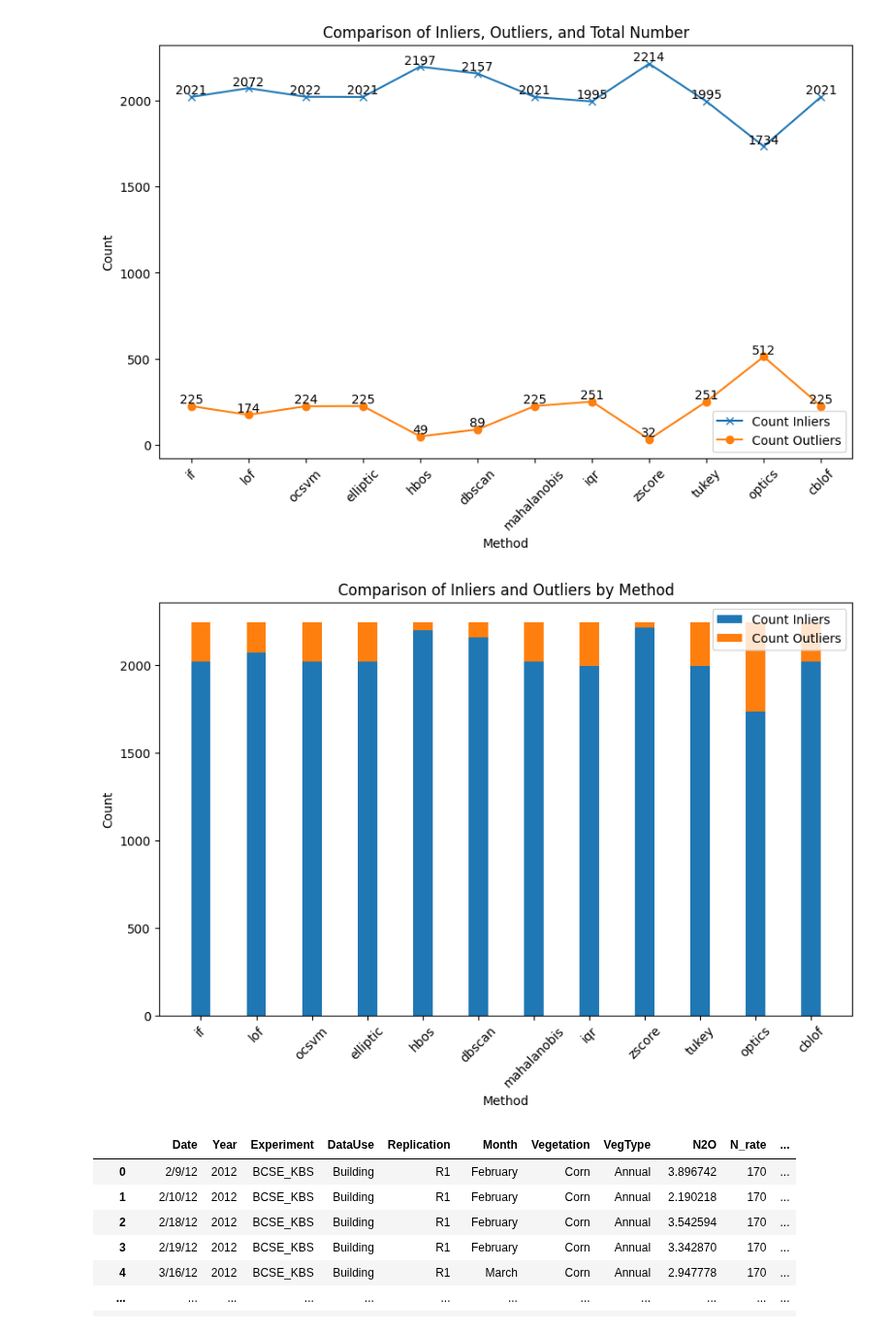
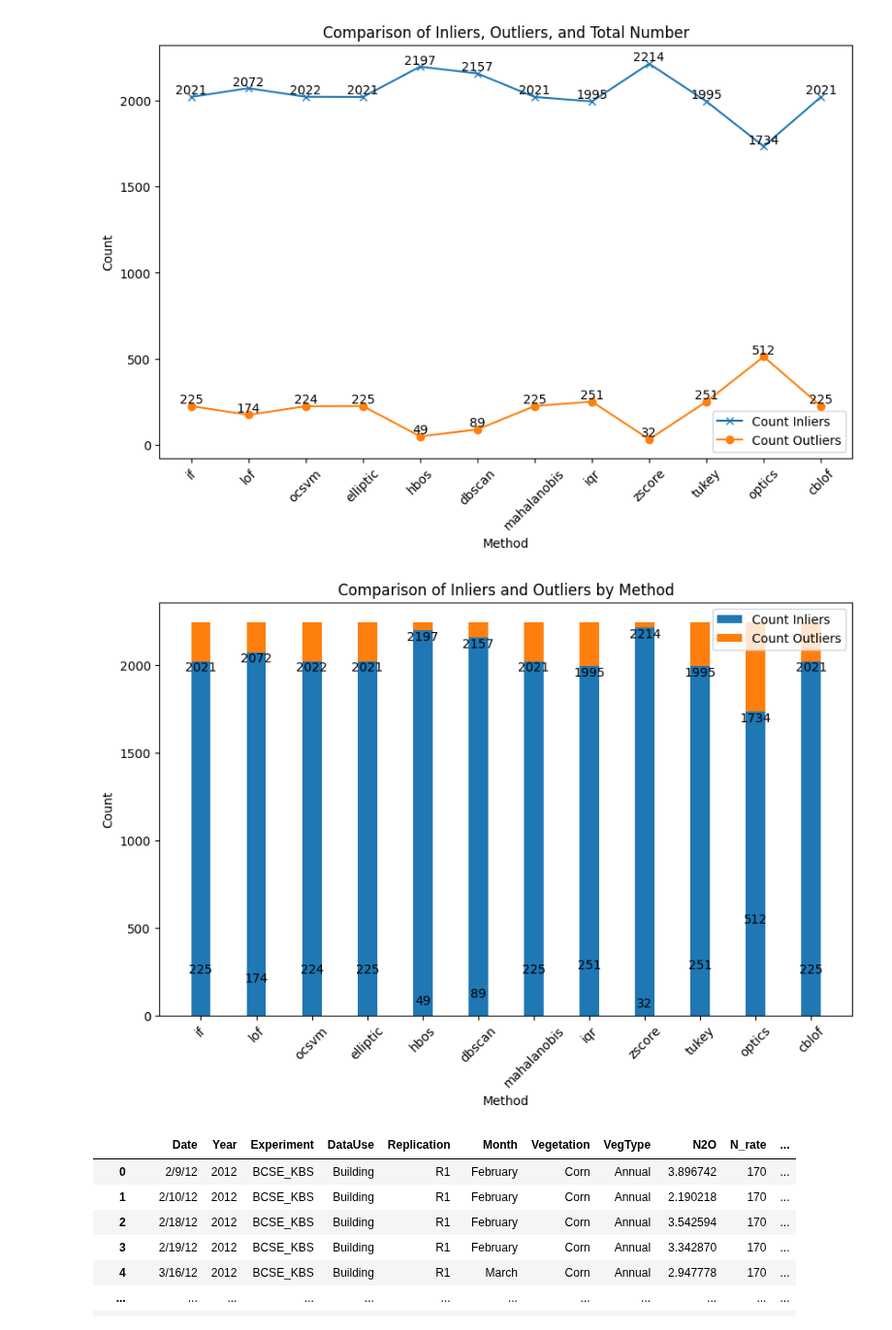
Before and after one commit to roniwahyu/outlier-detection2024, a Jupyter notebook: 01.Dataset-Rofiqul/Ujicoba3-29052024/09_05_1_N2O_Agriculture_OutliersDetection_2.ipynb, the cells around one changed output. Shown at 97% size. Cells and saved outputs as stored; diff of their text form; code cells hidden in the pictures.

```diff
--- a/01.Dataset-Rofiqul/Ujicoba3-29052024/09_05_1_N2O_Agriculture_OutliersDetection_2.ipynb
+++ b/01.Dataset-Rofiqul/Ujicoba3-29052024/09_05_1_N2O_Agriculture_OutliersDetection_2.ipynb
@@ -437,35 +437,40 @@ plt.figure(figsize=(10, 6))
 # Set the width of the bars
 bar_width = 0.35
 
 # Get the indexes for the x-axis
 index = range(len(statistics))
 
 # Plot the bars for Count Inliers
 plt.bar(index, statistics['Count Inliers'], width=bar_width, label='Count Inliers')
 
 # Plot the bars for Count Outliers
 plt.bar(index, statistics['Count Outliers'], width=bar_width, label='Count Outliers', bottom=statistics['Count Inliers'])
 
 # Set the x-axis label
 plt.xlabel('Method')
 
 # Set the y-axis label
 plt.ylabel('Count')
 
 # Set the title
 plt.title('Comparison of Inliers and Outliers by Method')
 
 # Set the x-axis ticks and labels
 plt.xticks(index, statistics['Method'], rotation=45)
-
+# Add labels above each tick point for inliers
+for i in range(len(statistics['Method'])):
+    plt.text(i, statistics['Count Inliers'][i], f"{statistics['Count Inliers'][i]}", ha='center', va='top')
+# Add labels above each tick point for outliers
+for i in range(len(statistics['Method'])):
+    plt.text(i, statistics['Count Outliers'][i], f"{statistics['Count Outliers'][i]}", ha='center', va='top')
 # Add a legend
 plt.legend()
 plt.savefig('visual/0905_10_BarplotComparisonInlierOutlier.png', dpi=300, bbox_inches='tight')
 
 # Show the plot
 plt.show()
 # %% [output]
-[figure, old version]
+[figure, new version]
 # %%
 data
 # %% [output]
```
Also changed, not shown: 1 other file.
